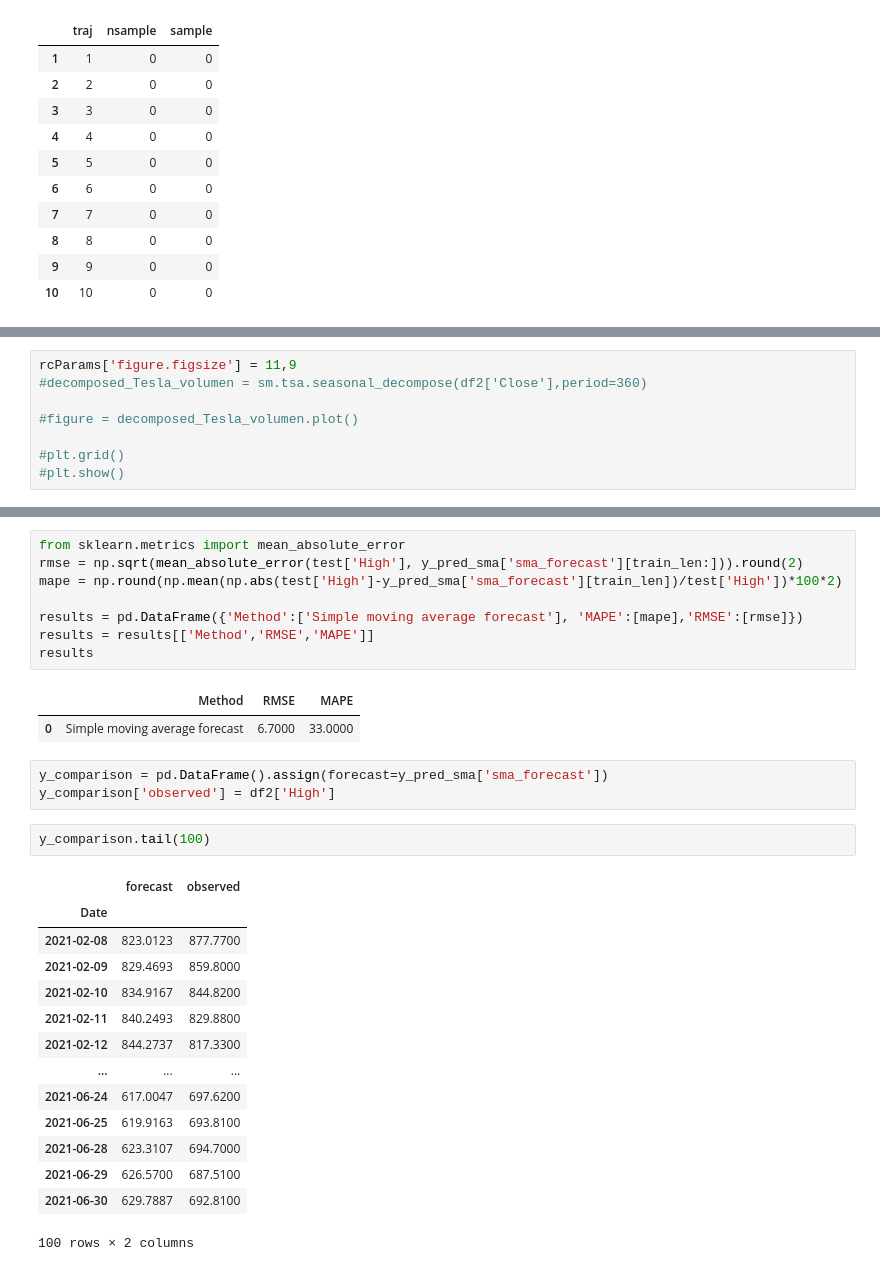
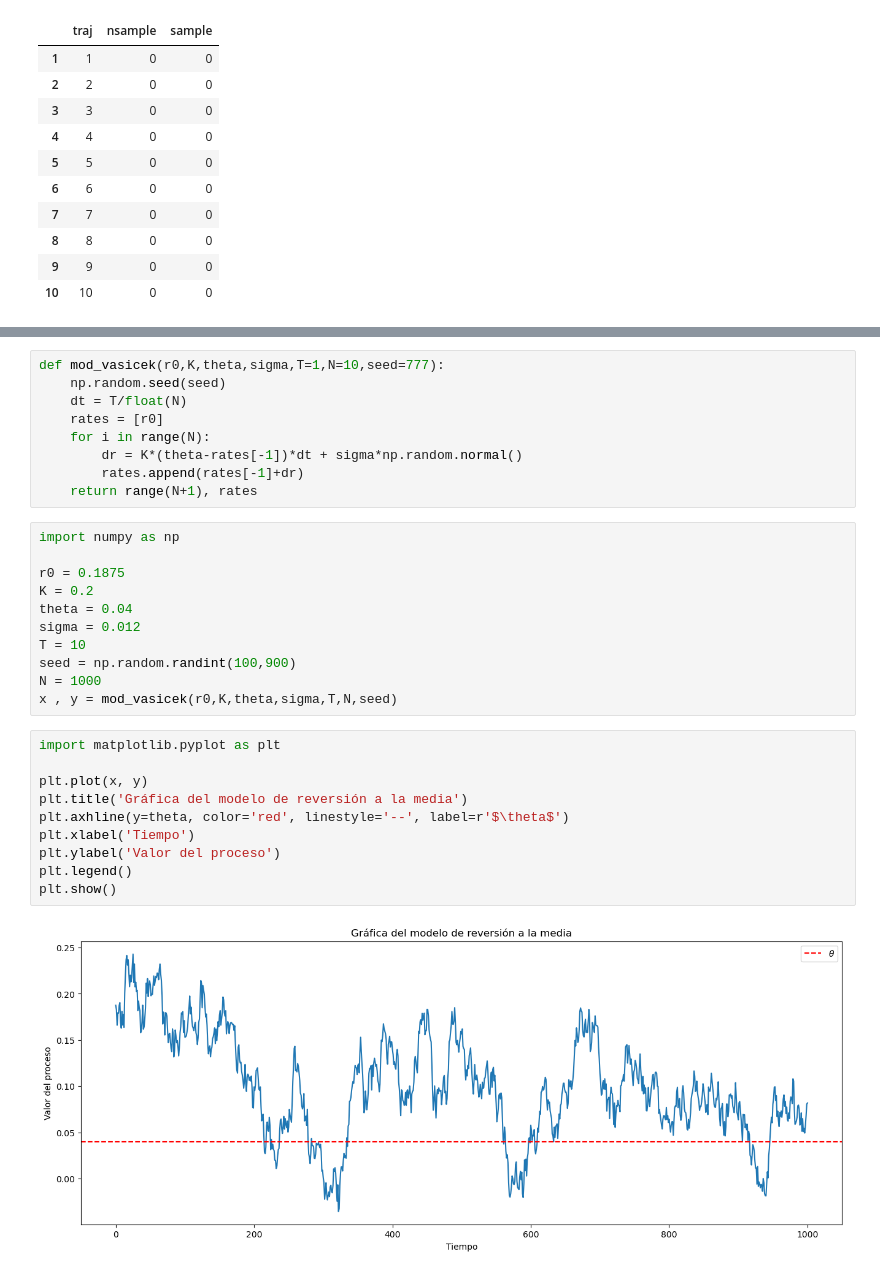
Before and after one commit to AI-YAZMIN-VILLEGAS/EBAC, a Jupyter notebook: Clases/Introducción a las series de tiempo II/Introduccion a las series de tiempo I.ipynb, the cells around one changed output, grey strips where cells are left out. Cells and saved outputs as stored; diff of their text form.

```diff
--- a/Clases/Introducción a las series de tiempo II/Introduccion a las series de tiempo I.ipynb
+++ b/Clases/Introducción a las series de tiempo II/Introduccion a las series de tiempo I.ipynb
@@ -587,8 +196,0 @@ plt.show()
-# %%
-rcParams['figure.figsize'] = 11,9
-#decomposed_Tesla_volumen = sm.tsa.seasonal_decompose(df2['Close'],period=360)
-
-#figure = decomposed_Tesla_volumen.plot()
-
-#plt.grid()
-#plt.show()
@@ -707,31 +197,32 @@ plt.show()
-# %%
-from sklearn.metrics import mean_absolute_error
-rmse = np.sqrt(mean_absolute_error(test['High'], y_pred_sma['sma_forecast'][train_len:])).round(2)
-mape = np.round(np.mean(np.abs(test['High']-y_pred_sma['sma_forecast'][train_len])/test['High'])*100*2)
-
-results = pd.DataFrame({'Method':['Simple moving average forecast'], 'MAPE':[mape],'RMSE':[rmse]})
-results = results[['Method','RMSE','MAPE']]
-results
-# %% [output]
-|  | Method | RMSE | MAPE |
-| 0 | Simple moving average forecast | 6.7000 | 33.0000 |
-# %%
-y_comparison = pd.DataFrame().assign(forecast=y_pred_sma['sma_forecast'])
-y_comparison['observed'] = df2['High']
-# %%
-y_comparison.tail(100)
-# %% [output]
-|  | forecast | observed |
-| Date |  |  |
-| 2021-02-08 | 823.0123 | 877.7700 |
-| 2021-02-09 | 829.4693 | 859.8000 |
-| 2021-02-10 | 834.9167 | 844.8200 |
-| 2021-02-11 | 840.2493 | 829.8800 |
-| 2021-02-12 | 844.2737 | 817.3300 |
-| ... | ... | ... |
-| 2021-06-24 | 617.0047 | 697.6200 |
-| 2021-06-25 | 619.9163 | 693.8100 |
-| 2021-06-28 | 623.3107 | 694.7000 |
-| 2021-06-29 | 626.5700 | 687.5100 |
-| 2021-06-30 | 629.7887 | 692.8100 |
-100 rows × 2 columns
+# %%
+def mod_vasicek(r0,K,theta,sigma,T=1,N=10,seed=777):
+    np.random.seed(seed)
+    dt = T/float(N)
+    rates = [r0]
+    for i in range(N):
+        dr = K*(theta-rates[-1])*dt + sigma*np.random.normal()
+        rates.append(rates[-1]+dr)
+    return range(N+1), rates
+# %%
+import numpy as np
+
+r0 = 0.1875
+K = 0.2
+theta = 0.04
+sigma = 0.012
+T = 10
+seed = np.random.randint(100,900)
+N = 1000
+x , y = mod_vasicek(r0,K,theta,sigma,T,N,seed)
+# %%
+import matplotlib.pyplot as plt
+
+plt.plot(x, y)
+plt.title('Gráfica del modelo de reversión a la media')
+plt.axhline(y=theta, color='red', linestyle='--', label=r'$\theta$')
+plt.xlabel('Tiempo')
+plt.ylabel('Valor del proceso')
+plt.legend()
+plt.show()
+# %% [output]
+[figure, added]
```
Also changed, not shown: parts of 88 cells of this notebook.
